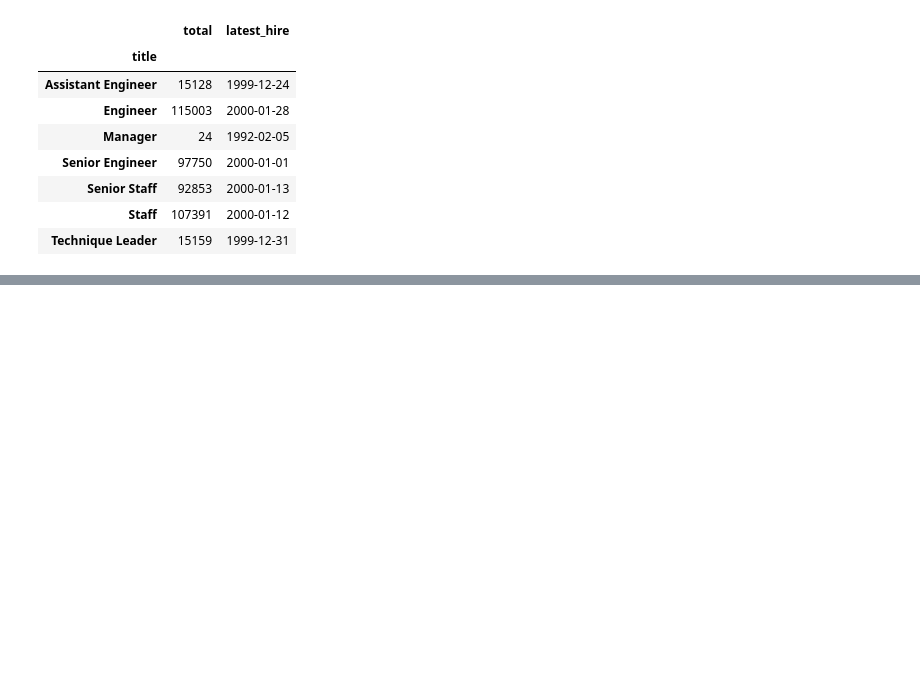
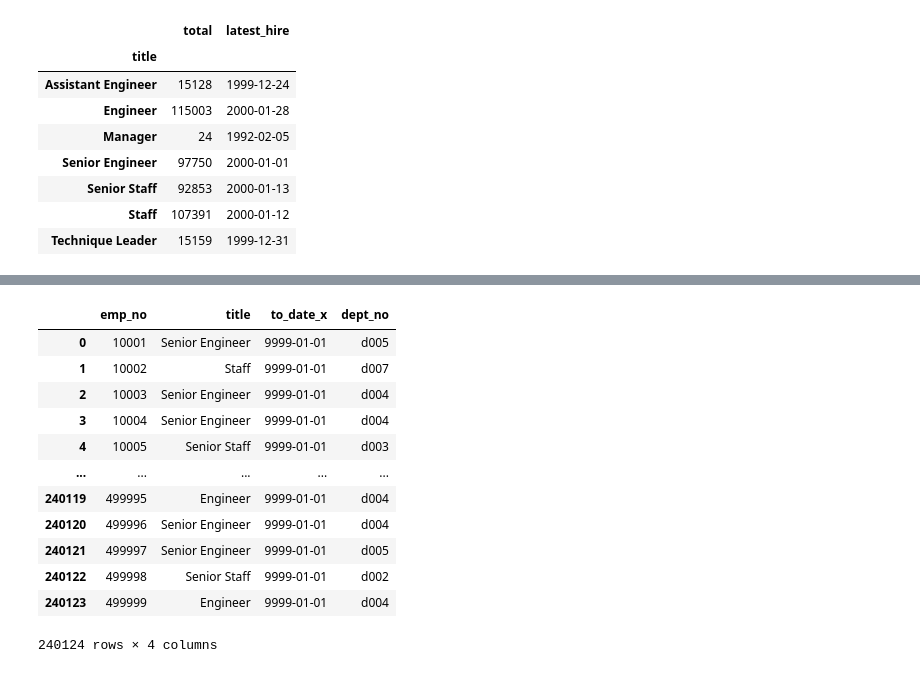
Before and after one commit to RichardAlcabes22/codeup_review, a Jupyter notebook: 3-data_science_libraries/04_pandas_adv_dataframes_part2.ipynb, the cells around one changed output, grey strips where cells are left out. Saved outputs shown, nothing was run; the diff lists cells and outputs as text; code cells hidden in the pictures; blank space fills up the shorter version.

```diff
--- a/3-data_science_libraries/04_pandas_adv_dataframes_part2.ipynb
+++ b/3-data_science_libraries/04_pandas_adv_dataframes_part2.ipynb
@@ -278,0 +338,19 @@ df_merged_title.groupby('title').agg(
+# %%
+columns = ['emp_no','title','to_date_x','dept_no']
+df_merged_title_dept = df_merged_title_dept[columns]
+# %%
+df_merged_title_dept
+# %% [output]
+|  | emp_no | title | to_date_x | dept_no |
+| 0 | 10001 | Senior Engineer | 9999-01-01 | d005 |
+| 1 | 10002 | Staff | 9999-01-01 | d007 |
+| 2 | 10003 | Senior Engineer | 9999-01-01 | d004 |
+| 3 | 10004 | Senior Engineer | 9999-01-01 | d004 |
+| 4 | 10005 | Senior Staff | 9999-01-01 | d003 |
+| ... | ... | ... | ... | ... |
+| 240119 | 499995 | Engineer | 9999-01-01 | d004 |
+| 240120 | 499996 | Senior Engineer | 9999-01-01 | d004 |
+| 240121 | 499997 | Senior Engineer | 9999-01-01 | d005 |
+| 240122 | 499998 | Senior Staff | 9999-01-01 | d002 |
+| 240123 | 499999 | Engineer | 9999-01-01 | d004 |
+240124 rows × 4 columns
```
Also changed, not shown: parts of 13 cells of this notebook.
